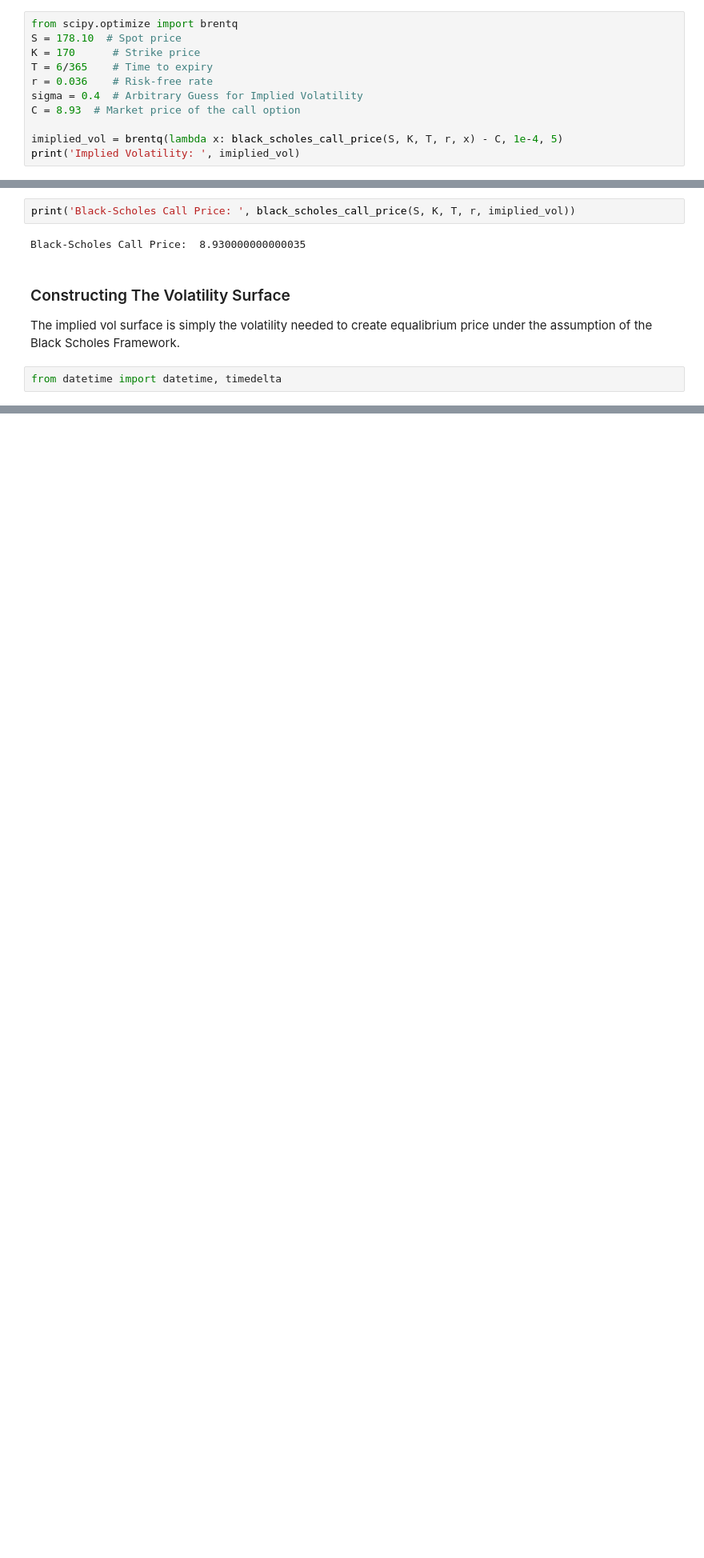
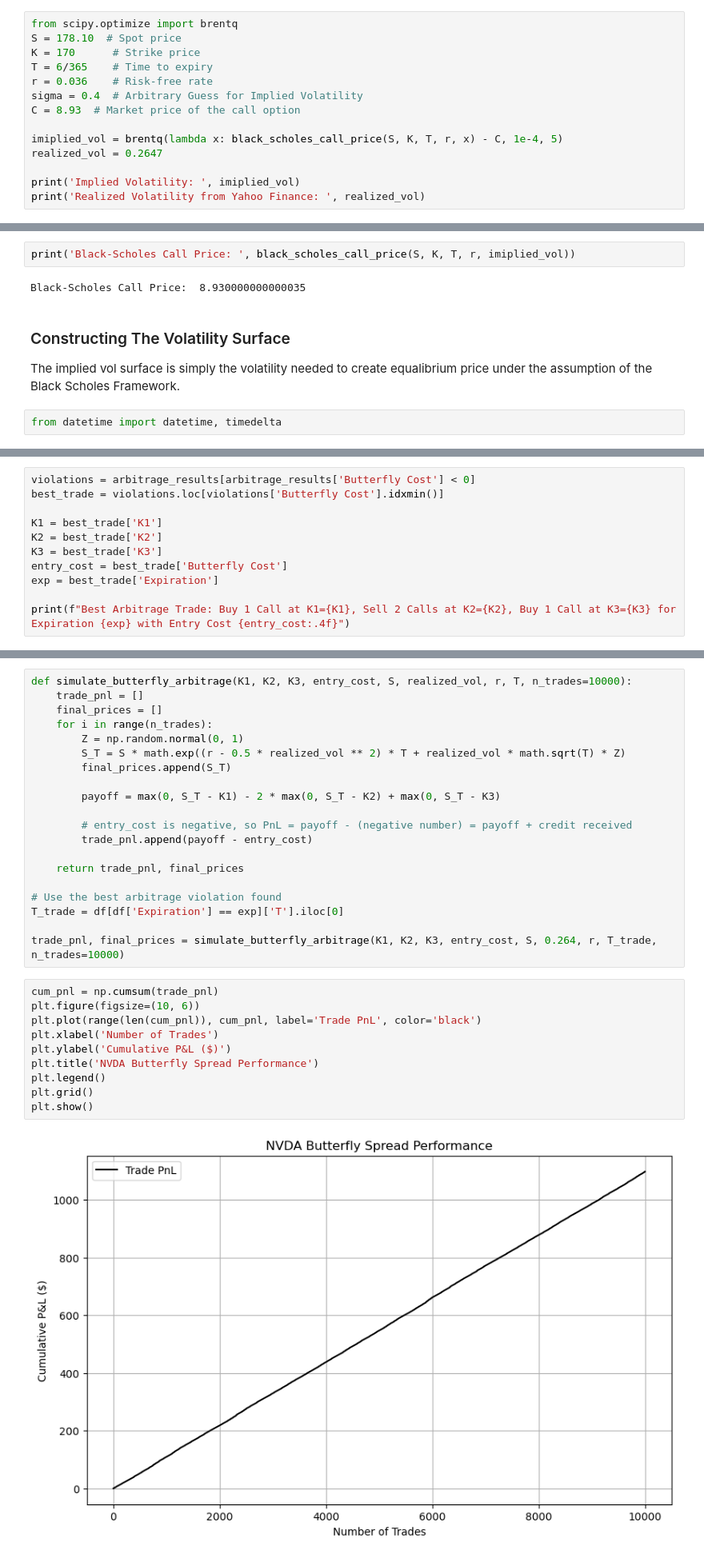
Before and after one commit to 2115hsun/Medium-Article-Projects, a Jupyter notebook: Market Implied Volatility Series/Black Scholes Model.ipynb, the cells around one changed output, grey strips where cells are left out. Shown at 80% size. Cells and saved outputs as stored; diff of their text form; blank space fills up the shorter version.

```diff
--- a/Market Implied Volatility Series/Black Scholes Model.ipynb
+++ b/Market Implied Volatility Series/Black Scholes Model.ipynb
@@ -160,6 +187,9 @@ sigma = 0.4  # Arbitrary Guess for Implied Volatility
 C = 8.93  # Market price of the call option
 
 imiplied_vol = brentq(lambda x: black_scholes_call_price(S, K, T, r, x) - C, 1e-4, 5)
+realized_vol = 0.2647
+
 print('Implied Volatility: ', imiplied_vol)
+print('Realized Volatility from Yahoo Finance: ', realized_vol)
 # %% [output]
 Implied Volatility:  0.37615970612127836
@@ -210,0 +325,11 @@ fig.show()
+# %%
+violations = arbitrage_results[arbitrage_results['Butterfly Cost'] < 0]
+best_trade = violations.loc[violations['Butterfly Cost'].idxmin()]
+
+K1 = best_trade['K1']
+K2 = best_trade['K2']
+K3 = best_trade['K3']
+entry_cost = best_trade['Butterfly Cost']
+exp = best_trade['Expiration']
+
+print(f"Best Arbitrage Trade: Buy 1 Call at K1={K1}, Sell 2 Calls at K2={K2}, Buy 1 Call at K3={K3} for Expiration {exp} with Entry Cost {entry_cost:.4f}")
@@ -210,0 +338,32 @@ fig.show()
+# %%
+def simulate_butterfly_arbitrage(K1, K2, K3, entry_cost, S, realized_vol, r, T, n_trades=10000):
+    trade_pnl = []
+    final_prices = []
+    for i in range(n_trades):
+        Z = np.random.normal(0, 1)
+        S_T = S * math.exp((r - 0.5 * realized_vol ** 2) * T + realized_vol * math.sqrt(T) * Z)
+        final_prices.append(S_T)
+
+        payoff = max(0, S_T - K1) - 2 * max(0, S_T - K2) + max(0, S_T - K3)
+
+        # entry_cost is negative, so PnL = payoff - (negative number) = payoff + credit received
+        trade_pnl.append(payoff - entry_cost)
+
+    return trade_pnl, final_prices
+
+# Use the best arbitrage violation found
+T_trade = df[df['Expiration'] == exp]['T'].iloc[0]
+
+trade_pnl, final_prices = simulate_butterfly_arbitrage(K1, K2, K3, entry_cost, S, 0.264, r, T_trade, n_trades=10000)
+# %%
+cum_pnl = np.cumsum(trade_pnl)
+plt.figure(figsize=(10, 6))
+plt.plot(range(len(cum_pnl)), cum_pnl, label='Trade PnL', color='black')
+plt.xlabel('Number of Trades')
+plt.ylabel('Cumulative P&L ($)')
+plt.title('NVDA Butterfly Spread Performance')
+plt.legend()
+plt.grid()
+plt.show()
+# %% [output]
+[figure, added]
```
Also changed, not shown: parts of 11 cells of this notebook, 5 other files.
